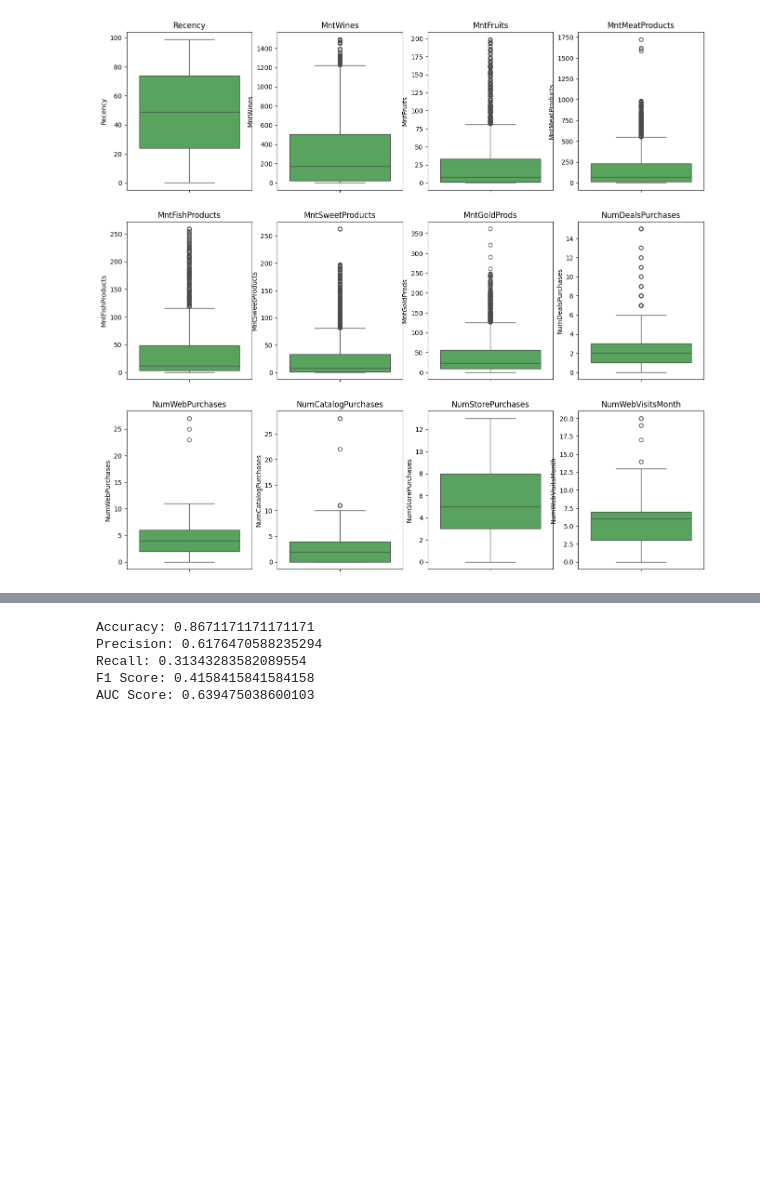
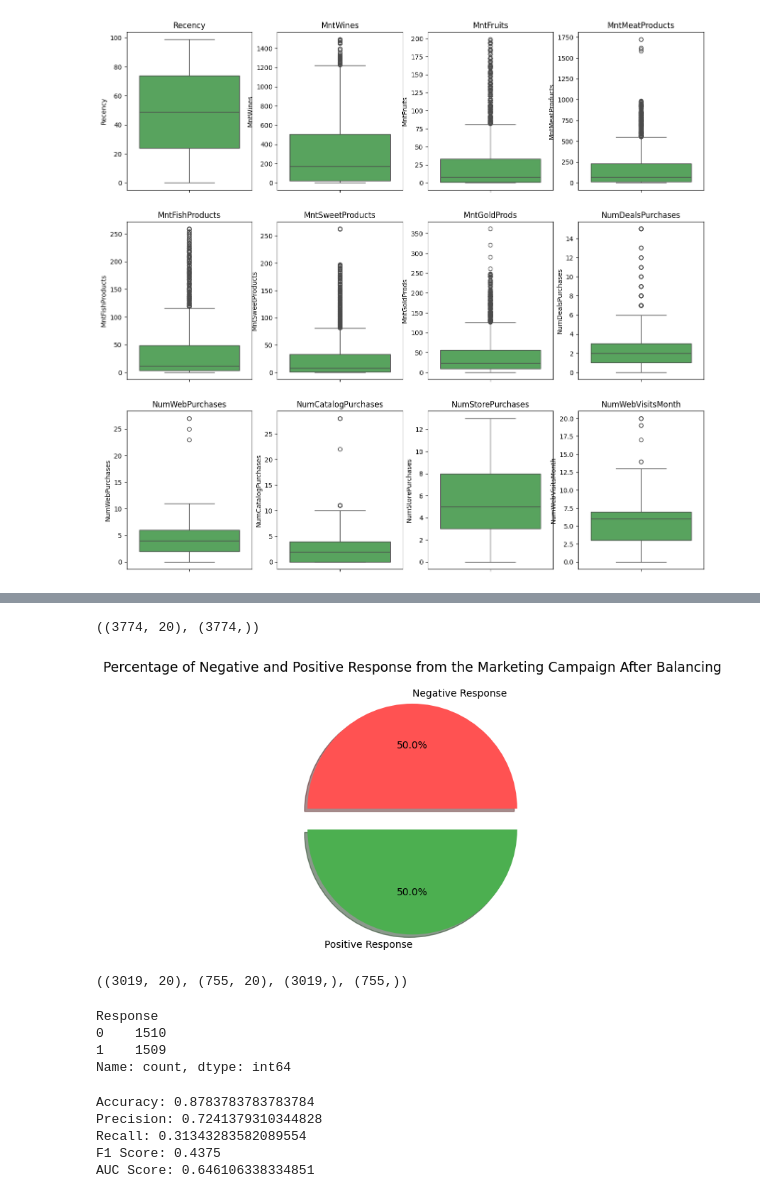
Before and after one commit to Jcaguilar18/labex2_ml, a Jupyter notebook: labex2.ipynb, the cells around one changed output, grey strips where cells are left out. Drawn from its saved outputs; the diff is of its cells as text; code cells hidden in the pictures; blank space fills up the shorter version.

```diff
--- a/labex2.ipynb
+++ b/labex2.ipynb
@@ -385,0 +400,5 @@ hint: See above for details.
+# %%
+X = df.drop('Response', axis=1)
+y = df.Response
+
+X.shape, y.shape
@@ -386,3 +425,44 @@ hint: See above for details.
+# %%
+scaler = StandardScaler()
+X[X.columns] = scaler.fit_transform(X)
+# %%
+ros = RandomOverSampler()
+X_resampled, y_resampled = ros.fit_resample(X, y)
+
+X_resampled.shape, y_resampled.shape
+# %% [output]
+((3774, 20), (3774,))
+# %%
+fig, ax = plt.subplots()
+
+ax.pie(
+    y_resampled.value_counts().values,
+    labels=["Negative Response","Positive Response"],
+    autopct="%1.1f%%",
+    explode=(0, 0.2),
+    shadow=True,
+    colors=['#FF5252', '#4CAF50']
+)
+
+ax.set_title('Percentage of Negative and Positive Response from the Marketing Campaign After Balancing', fontsize=13.5)
+
+plt.show()
+# %% [output]
+[figure, added]
+# %%
+X_train, X_test, y_train, y_test = train_test_split(X_resampled, y_resampled,
+                                                    stratify=y_resampled, test_size=0.2, random_state=12)
+
+X_train.shape, X_test.shape, y_train.shape, y_test.shape
+# %% [output]
+((3019, 20), (755, 20), (3019,), (755,))
+# %%
+y_train.value_counts()
+# %% [output]
+Response
+0    1510
+1    1509
+Name: count, dtype: int64
 # %%
 # Import necessary libraries
 from sklearn.model_selection import train_test_split
@@ -395,9 +475,7 @@ X = df.drop(columns=['Response'])
 y = df['Response']
 
 # If 'Education' and 'Marital_Status' are categorical, convert them to numerical
-le = LabelEncoder()
-X['Education'] = le.fit_transform(X['Education'])
-X['Marital_Status'] = le.fit_transform(X['Marital_Status'])
+
 
 # Split the data into training and testing sets
 X_train, X_test, y_train, y_test = train_test_split(X, y, test_size=0.2, random_state=42)
@@ -418,11 +496,11 @@ print("Recall:", recall_score(y_test, y_pred))
 print("F1 Score:", f1_score(y_test, y_pred))
 print("AUC Score:", roc_auc_score(y_test, y_pred))
 # %% [output]
-Accuracy: 0.8671171171171171
-Precision: 0.6176470588235294
+Accuracy: 0.8783783783783784
+Precision: 0.7241379310344828
 Recall: 0.31343283582089554
-F1 Score: 0.4158415841584158
-AUC Score: 0.639475038600103
+F1 Score: 0.4375
+AUC Score: 0.646106338334851
 # %%
 from sklearn.preprocessing import StandardScaler
 from sklearn.linear_model import LogisticRegression
```
Also changed, not shown: parts of 9 cells of this notebook.
